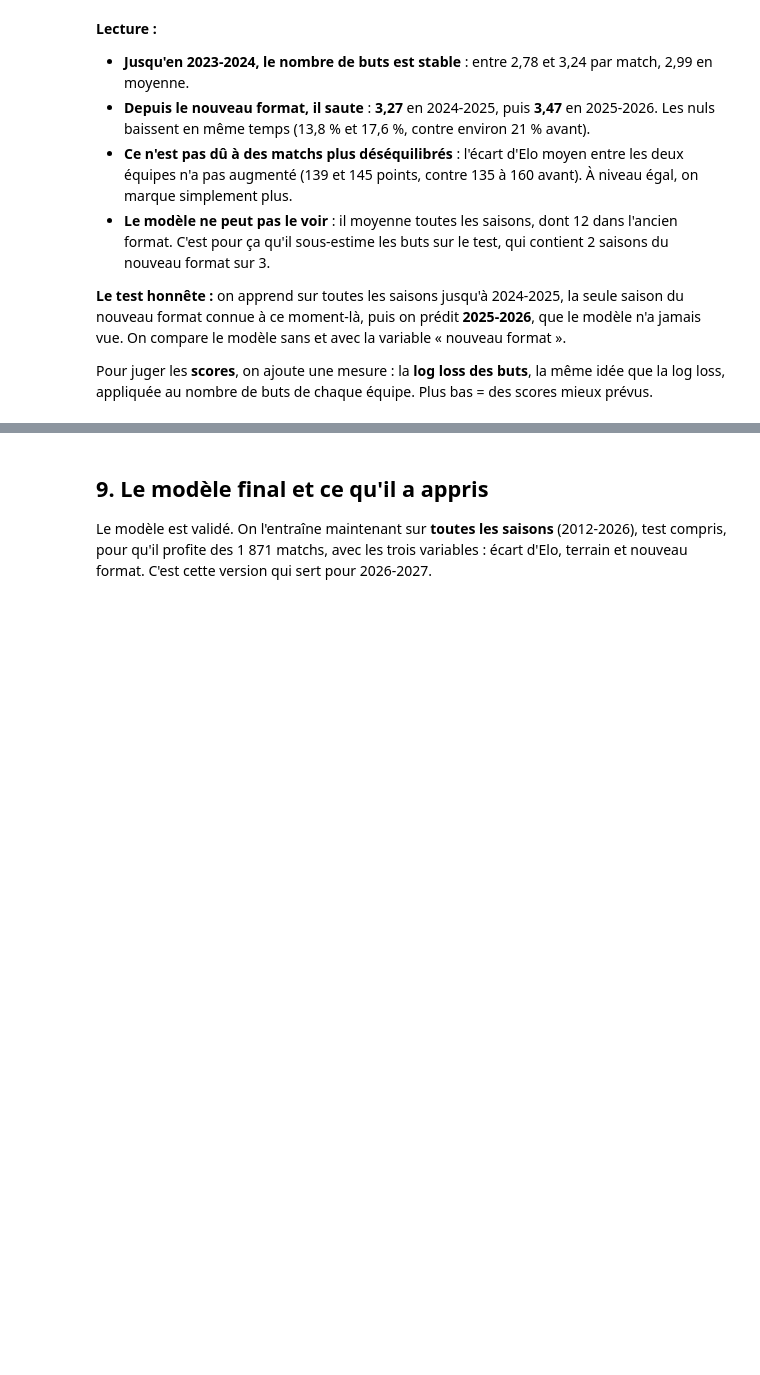
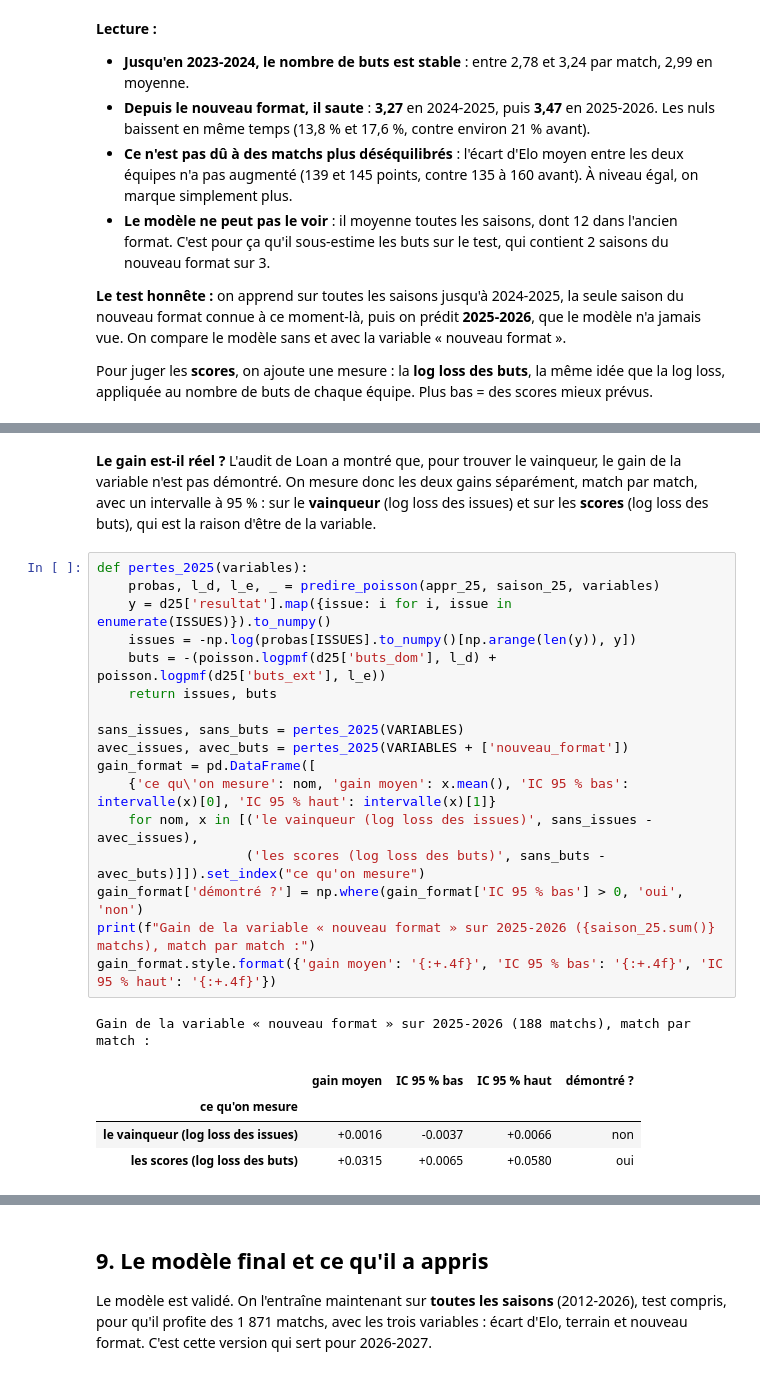
Before and after one commit to moussa197/CHAMPIONS-, a Jupyter notebook: analyse/MODEL_POISSON.ipynb, the cells around one changed output, grey strips where cells are left out. Cells and saved outputs as stored; diff of their text form; blank space fills up the shorter version.

```diff
--- a/analyse/MODEL_POISSON.ipynb
+++ b/analyse/MODEL_POISSON.ipynb
@@ -665,6 +713,31 @@ Prédiction de la saison 2025-2026 (188 matchs), apprentissage sur 2012-2024
 |  | log loss | RPS | log loss des buts | buts prévus | buts réels | nuls prévus | nuls réels |
 | Poisson (Elo + terrain) | 0.9320 | 0.1998 | 3.3045 | 2.98 | 3.47 | 21.4% | 17.6% |
 | Poisson + nouveau format | 0.9304 | 0.1996 | 3.2730 | 3.27 | 3.47 | 20.0% | 17.6% |
+# %% [markdown]
+**Le gain est-il réel ?** L'audit de Loan a montré que, pour trouver le vainqueur, le gain de la variable n'est pas démontré. On mesure donc les deux gains séparément, match par match, avec un intervalle à 95 % : sur le **vainqueur** (log loss des issues) et sur les **scores** (log loss des buts), qui est la raison d'être de la variable.
+# %%
+def pertes_2025(variables):
+    probas, l_d, l_e, _ = predire_poisson(appr_25, saison_25, variables)
+    y = d25['resultat'].map({issue: i for i, issue in enumerate(ISSUES)}).to_numpy()
+    issues = -np.log(probas[ISSUES].to_numpy()[np.arange(len(y)), y])
+    buts = -(poisson.logpmf(d25['buts_dom'], l_d) + poisson.logpmf(d25['buts_ext'], l_e))
+    return issues, buts
+
+sans_issues, sans_buts = pertes_2025(VARIABLES)
+avec_issues, avec_buts = pertes_2025(VARIABLES + ['nouveau_format'])
+gain_format = pd.DataFrame([
+    {'ce qu\'on mesure': nom, 'gain moyen': x.mean(), 'IC 95 % bas': intervalle(x)[0], 'IC 95 % haut': intervalle(x)[1]}
+    for nom, x in [('le vainqueur (log loss des issues)', sans_issues - avec_issues),
+                   ('les scores (log loss des buts)', sans_buts - avec_buts)]]).set_index("ce qu'on mesure")
+gain_format['démontré ?'] = np.where(gain_format['IC 95 % bas'] > 0, 'oui', 'non')
+print(f"Gain de la variable « nouveau format » sur 2025-2026 ({saison_25.sum()} matchs), match par match :")
+gain_format.style.format({'gain moyen': '{:+.4f}', 'IC 95 % bas': '{:+.4f}', 'IC 95 % haut': '{:+.4f}'})
+# %% [output]
+Gain de la variable « nouveau format » sur 2025-2026 (188 matchs), match par match :
+|  | gain moyen | IC 95 % bas | IC 95 % haut | démontré ? |
+| ce qu'on mesure |  |  |  |  |
+| le vainqueur (log loss des issues) | +0.0016 | -0.0037 | +0.0066 | non |
+| les scores (log loss des buts) | +0.0315 | +0.0065 | +0.0580 | oui |
 # %% [markdown]
 **Lecture :**
 | Prédiction de 2025-2026 (188 matchs) | Log loss | Log loss des buts | Buts prévus | Nuls prévus |
```
Also changed, not shown: parts of 11 cells of this notebook.
